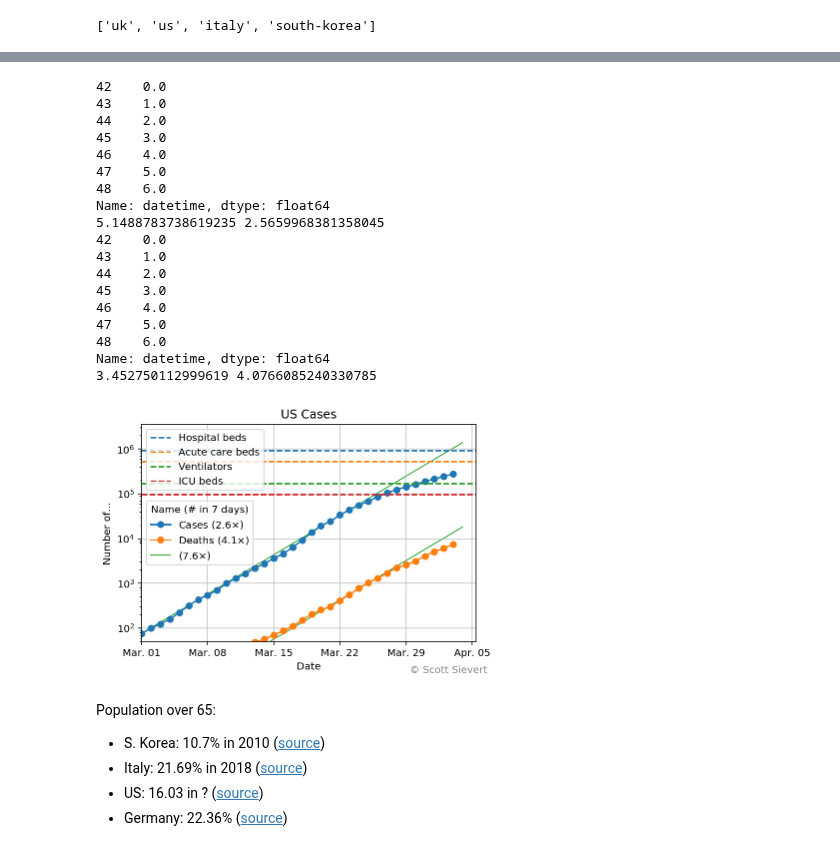
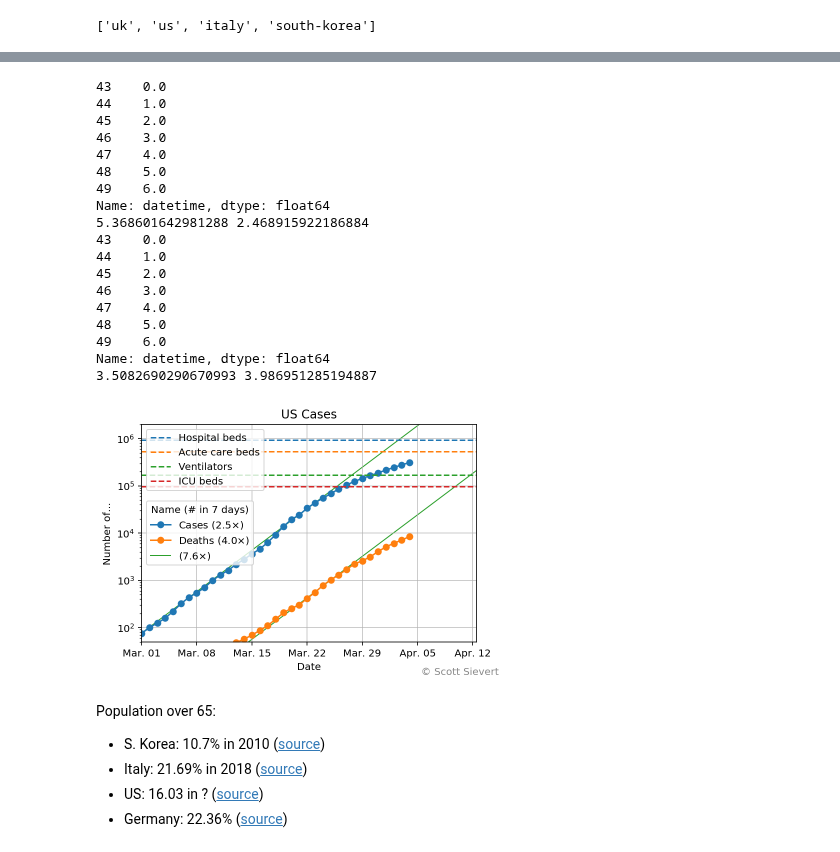
Before and after one commit to stsievert/covid-19, a Jupyter notebook: coronavirus.ipynb, the cells around one changed output, grey strips where cells are left out. Saved outputs shown, nothing was run; the diff lists cells and outputs as text; code cells hidden in the pictures.

```diff
--- a/coronavirus.ipynb
+++ b/coronavirus.ipynb
@@ -590,4 +590,5 @@ isolation (all bars)
 # %%
+from datetime import timedelta
 us = {
     "Hospital beds": 924100,
     "Acute care beds": 534964,
@@ -619,9 +620,9 @@ for k, var in enumerate(["cases", "deaths"]):
     line, = ax.plot(show.datetime, show.cases, f"C{k}o-", label=f"{label} ({weekly_rate:0.1f}$\\times$)")
     lines.append(line)
 
-ax.set_xlim(mdates.date2num(datetime(2020, 3, 1)), None)
+ax.set_xlim(mdates.date2num(datetime(2020, 3, 1)), datetime.now() + timedelta(7))
 xlim = ax.get_xlim()
-x = np.arange(50)
+x = np.arange(100)
 rate = 2.4
 kwargs = {"linewidth": 1, "zorder": -1}
 xticks = np.array([mdates.date2num(show.datetime.min() + timedelta(int(d))) for d in x])
@@ -636,51 +637,51 @@ first_legend = ax.legend(loc="center left", title="Name (# in 7 days)", handles=
 ax.add_artist(first_legend)
 
 ax.set_title("US Cases")
 xlim = ax.get_xlim()
 meta_lines = []
 for label, num in us.items():
     if "_" in label:
         continue
     line, = ax.plot(xlim, [num, num], "--", label=label)
     meta_lines.append(line)
 ax.legend(loc="upper left", handles=meta_lines)
 
 ax.set_yscale("log")
 ax.grid(alpha=0.8, which="major", axis="y")
 # ax.grid(alpha=0.3, which="minor", axis="y")
 ax.grid(alpha=0.8, which="both", axis="x")
-ax.set_ylim(50, None)
+ax.set_ylim(50, 2e6)
 ax.text(xlim[1] - 7, ax.get_ylim()[0] * 0.2, "© Scott Sievert", color="#" + "8" * 6)
 ax.set_ylabel("Number of...")
 ax.set_xlabel("Date")
 
 weeks = pd.date_range(start=df.datetime.min(), end=df.datetime.min() + timedelta(days=120), freq="1W")
 weeks_mpl = [mdates.date2num(w) for w in weeks]
 ax.xaxis.set_major_locator(plt.FixedLocator(weeks_mpl))
 ax.xaxis.set_major_formatter(mdates.DateFormatter('%b. %d'))
 
 fig.savefig("imgs/us.svg", bbox_inches="tight")
 fig.savefig("imgs/us.png", bbox_inches="tight", dpi=300)
 # %% [output]
-42    0.0
-43    1.0
-44    2.0
-45    3.0
-46    4.0
-47    5.0
-48    6.0
+43    0.0
+44    1.0
+45    2.0
+46    3.0
+47    4.0
+48    5.0
+49    6.0
 Name: datetime, dtype: float64
-5.1488783738619235 2.5659968381358045
-42    0.0
-43    1.0
-44    2.0
-45    3.0
-46    4.0
-47    5.0
-48    6.0
+5.368601642981288 2.468915922186884
+43    0.0
+44    1.0
+45    2.0
+46    3.0
+47    4.0
+48    5.0
+49    6.0
 Name: datetime, dtype: float64
-3.452750112999619 4.0766085240330785
+3.5082690290670993 3.986951285194887
-[figure, old version]
+[figure, new version]
 # %% [markdown]
 Population over 65:
 
```
Also changed, not shown: parts of 8 cells of this notebook, 24 other files.
